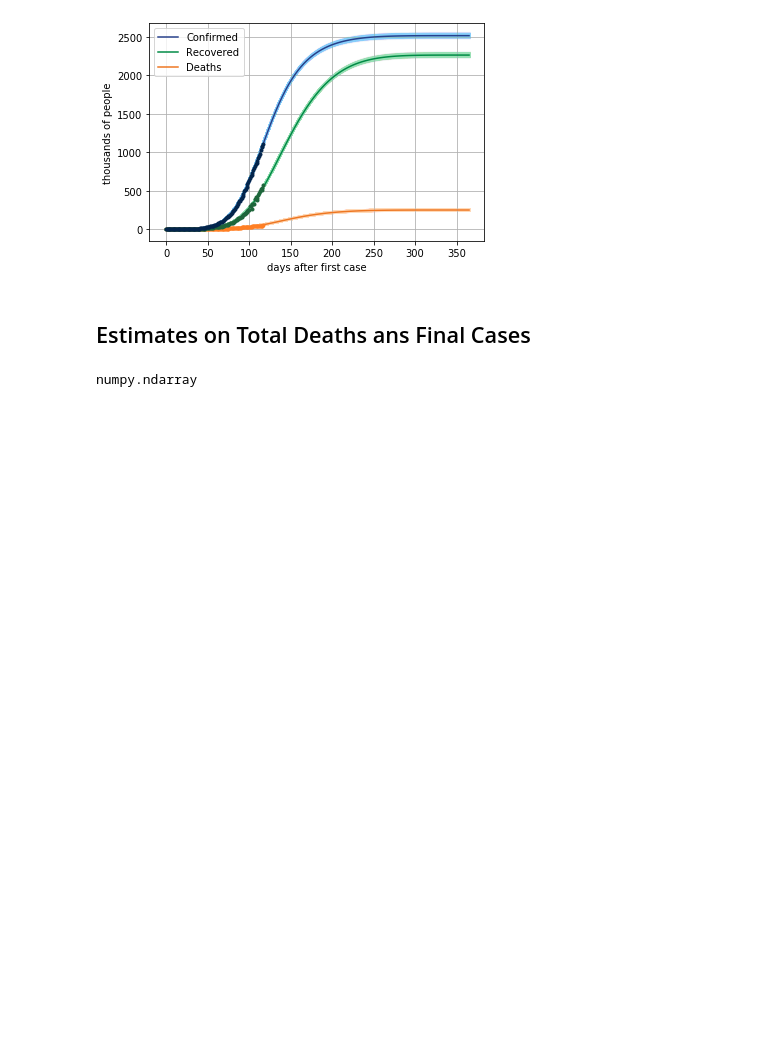
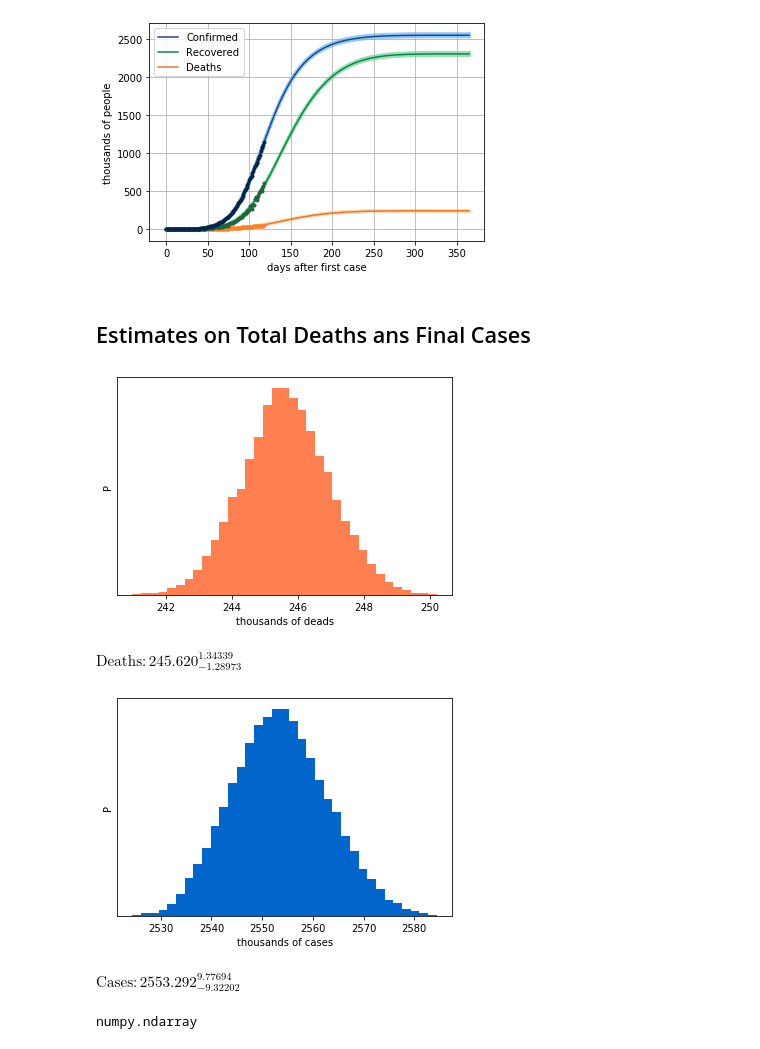
Before and after one commit to emdemor/cov19, a Jupyter notebook: main.ipynb, the cells around one changed output. Cells and saved outputs as stored; diff of their text form; code cells hidden in the pictures; blank space fills up the shorter version.

```diff
--- a/main.ipynb
+++ b/main.ipynb
@@ -169,7 +180,7 @@ ALPHA = 0.07;
 final_deaths = []
 final_cases  = []
 
-for index in tqdm(list(random.choice(range(len(StatModel.sample)),10000))):
+for index in tqdm(list(random.choice(range(len(StatModel.sample)),100000))):
 
     par_rdn = StatModel.sample[index]
 
@@ -199,33 +210,38 @@ for index in tqdm(list(random.choice(range(len(StatModel.sample)),10000))):
 deaths_sample = np.array(final_deaths)
 plt.hist(deaths_sample,35, color="#FF7F50")
 plt.xlabel('thousands of deads')
 plt.ylabel('P')
 plt.gca().set_yticks([]);
 plt.savefig('results/deaths_hist.png')
 plt.savefig('results/deaths_hist.pdf')
 plt.show()
 
 mcmc_d = np.percentile(deaths_sample, [15.865, 50, 84.135])
 q_d = np.diff(mcmc_d)
 txt_d = "\mathrm{{{3}}} : {0:.3f}_{{-{1:.5f}}}^{{{2:.5f}}}"
 txt_d = txt_d.format(mcmc_d[1], q_d[0], q_d[1], 'Deaths')
 display(Math(txt_d))
 
 
 cases_sample = np.array(final_cases)
 plt.hist(cases_sample,35, color="#0066CC")
 plt.xlabel('thousands of cases')
 plt.ylabel('P')
 plt.gca().set_yticks([]);
 plt.savefig('tables/cases_hist.png')
 plt.savefig('tables/cases_hist.pdf')
 plt.show()
 
 mcmc_c = np.percentile(cases_sample, [15.865, 50, 84.135])
 q_c = np.diff(mcmc_c)
 txt_c = "\mathrm{{{3}}} : {0:.3f}_{{-{1:.5f}}}^{{{2:.5f}}}"
 txt_c = txt_c.format(mcmc_c[1], q_c[0], q_c[1], 'Cases')
 display(Math(txt_c))
+# %% [output]
+[figure, added]
+$\displaystyle \mathrm{Deaths} : 245.620_{-1.28973}^{1.34339}$
+[figure, added]
+$\displaystyle \mathrm{Cases} : 2553.292_{-9.32202}^{9.77694}$
 # %%
 type(brasil_df.days_list)
 # %% [output]
```
Also changed, not shown: parts of 6 cells of this notebook, 8 other files.
